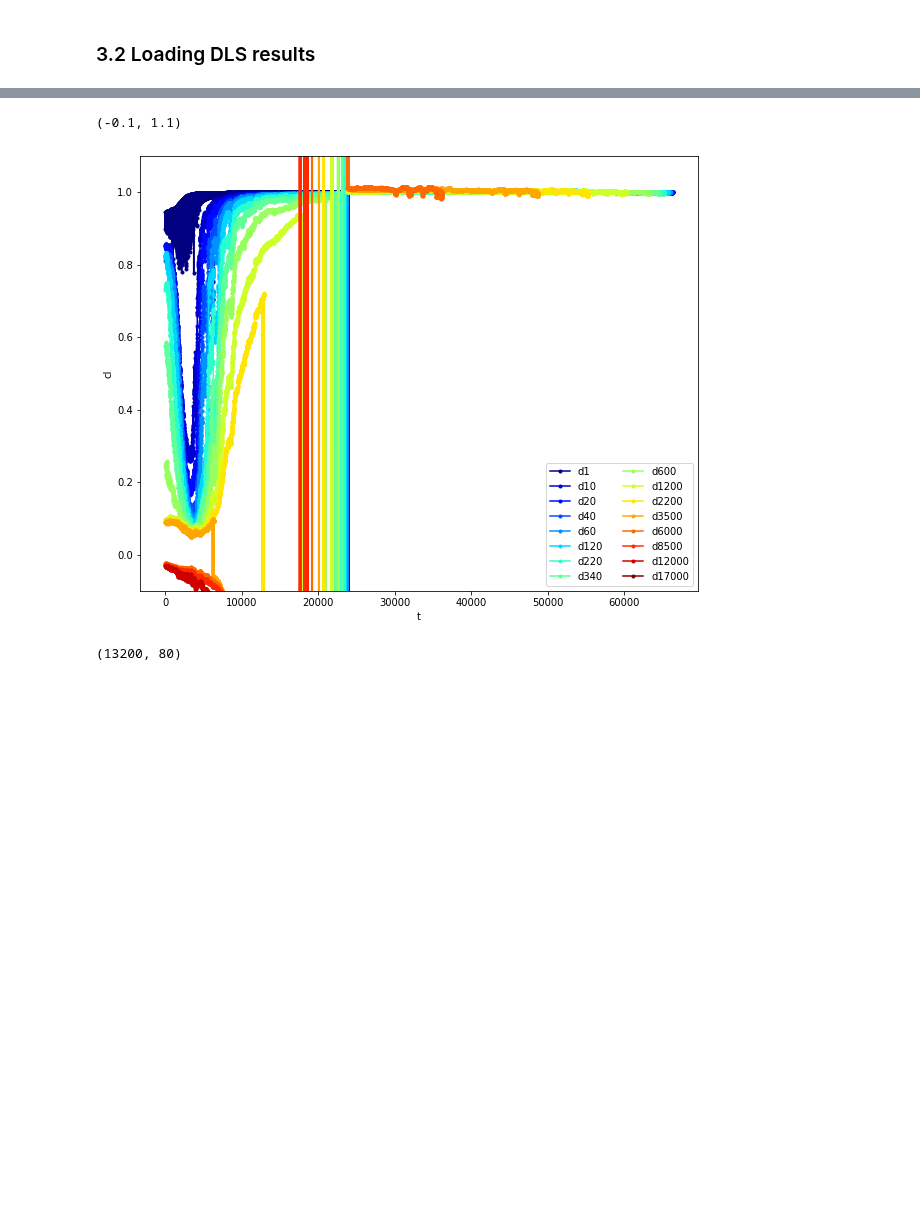
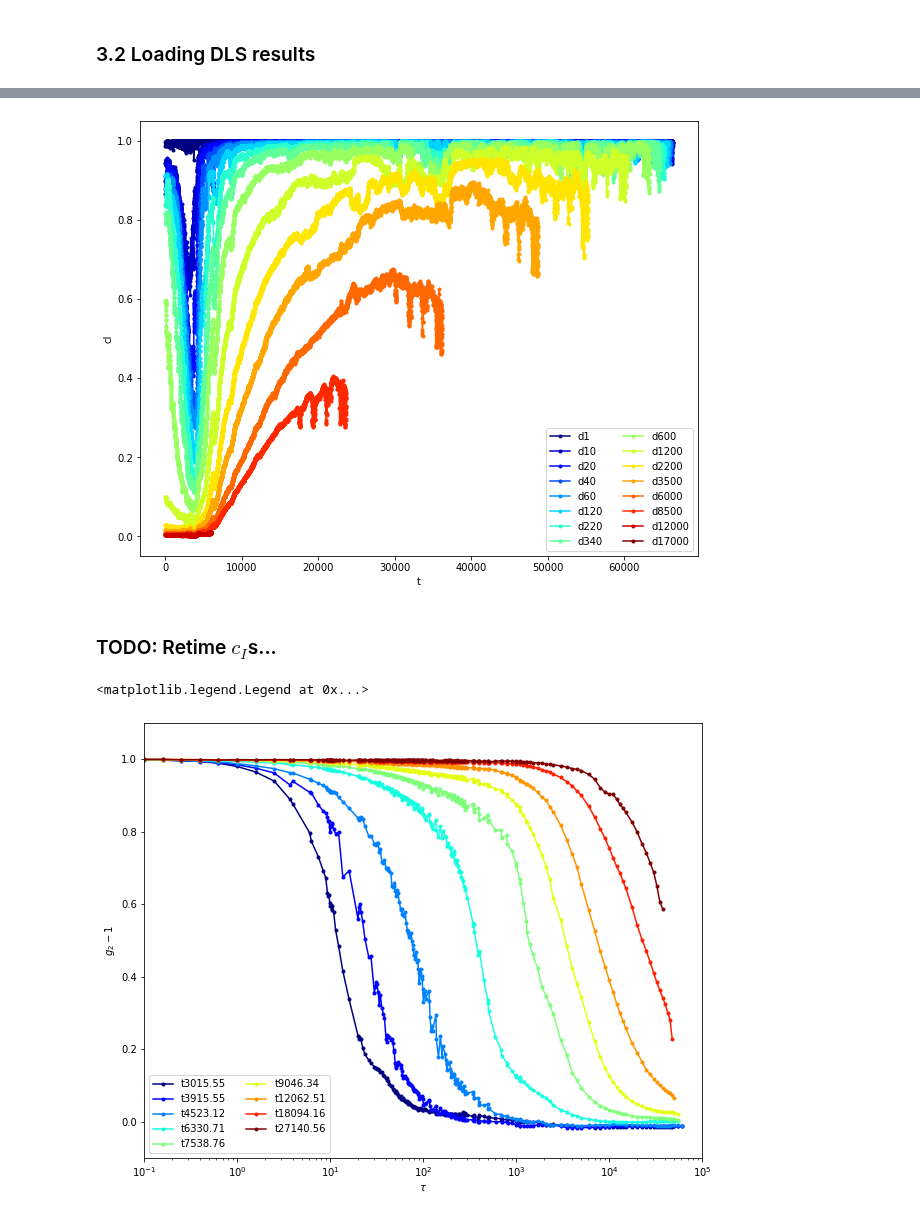
Before and after one commit to steaime/DSHpy, a Jupyter notebook: tutorial4_SALS.ipynb, the cells around one changed output, grey strips where cells are left out. Cells and saved outputs as stored; diff of their text form; code cells hidden in the pictures; blank space fills up the shorter version.

```diff
--- a/tutorial4_SALS.ipynb
+++ b/tutorial4_SALS.ipynb
@@ -206,10 +260,28 @@ ax.set_xlim([20000, 25000])
 # %%
-fig, ax = PlotCIs(cIs[5], lags, times, lag_sel=list(range(1, len(lags), 5)), cmap=mpl.cm.jet)
-ax.set_ylim([-0.1, 1.1])
+fig, ax = PlotCIs(cIs[2], lags, times, lag_sel=list(range(1, len(lags), 5)), cmap=mpl.cm.jet)
 # %% [output]
-(-0.1, 1.1)
-[figure, old version]
+[figure, new version]
-# %%
-cIs[0].shape
-# %% [output]
-(13200, 80)
+# %% [markdown]
+### TODO: Retime $c_I$s...
+# %%
+froot = r'D:\steaime\Data\SALS\210202\out_stack_corr'
+g2m1s, lags, times, ROI_list, exptime_list = LS.OpenG2M1s(froot)#SALS_analyzer.outFolder)
+times = times[0]
+lags = lags[0]
+# %%
+baselines = [0, 0, 0, 0, 0.03, 0.06, 0.07, 0.09, 0, 0]
+idx = 7
+corr_logy = False
+save_file = None if corr_logy else os.path.join(froot, 'g2m1_ROI' + str(idx).zfill(3) + '_corr.dat')
+fig, ax= PlotCorrFuncs(g2m1s[idx], lags, times, t_sel=[10, 13, 15, 21, 25, 30, 40, 60, 90], cmap=mpl.cm.jet, logG2M1=corr_logy, logy=corr_logy,
+                       baseline=baselines[idx], start='first', plot_fmt='.-', legend=False, min_corrval=None, save_file=save_file)
+if corr_logy:
+    ax.set_ylim([1e-4, 3])
+else:
+    ax.set_ylim([-0.1, 1.1])
+    #ax.hlines([0], xmin=0.1, xmax=1e5)
+ax.set_xlim([0.1, 1e5])
+ax.legend(ncol=2)
+# %% [output]
+<matplotlib.legend.Legend at 0x...>
+[figure, added]
```
Also changed, not shown: parts of 10 cells of this notebook, 2 other files.
